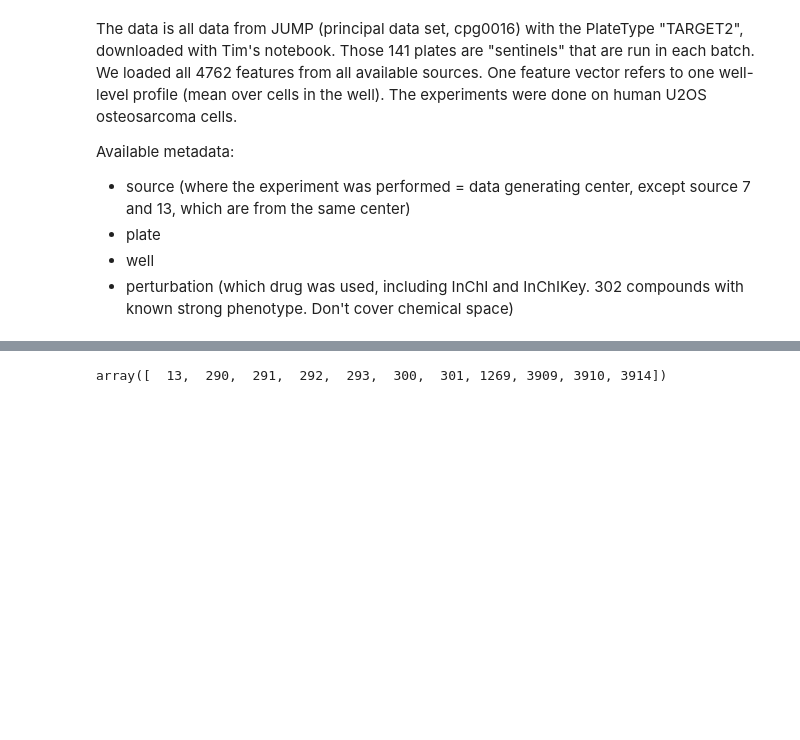
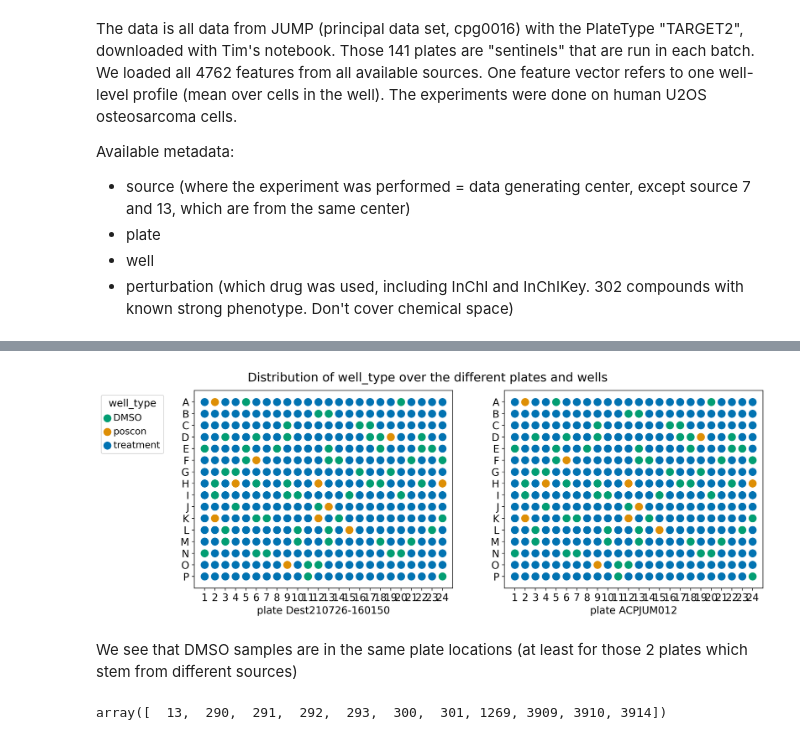
Before and after one commit to mBiocoder/batch_correction_cellpainting, a Jupyter notebook: notebooks/data_exploration/jump_exploration.ipynb, the cells around one changed output, grey strips where cells are left out. Cells and saved outputs as stored; diff of their text form; code cells hidden in the pictures; blank space fills up the shorter version.

Commit message:
add plot well type positions

```diff
--- a/notebooks/data_exploration/jump_exploration.ipynb
+++ b/notebooks/data_exploration/jump_exploration.ipynb
@@ -36,6 +44,16 @@ AnnData object with n_obs × n_vars = 64464 × 4762
 | 2 | JCP2022_000794 | AECDBHGVIIRMOI-UHFFFAOYSA-N | InChI=1S/C27H29N5O/c28-26-25-24(2... | source_10 | Dest210803-153958 | G21 |
 | 3 | JCP2022_000794 | AECDBHGVIIRMOI-UHFFFAOYSA-N | InChI=1S/C27H29N5O/c28-26-25-24(2... | source_10 | Dest210809-134534 | G21 |
 | 4 | JCP2022_000794 | AECDBHGVIIRMOI-UHFFFAOYSA-N | InChI=1S/C27H29N5O/c28-26-25-24(2... | source_10 | Dest210810-173723 | G21 |
+# %%
+adata.obs["well_type"] = "treatment"
+adata.obs.loc[adata.obs.Metadata_JCP2022=="JCP2022_033924", "well_type"] = "DMSO"
+adata.obs.loc[(adata.obs.Metadata_JCP2022=="JCP2022_085227") | (adata.obs.Metadata_JCP2022=="JCP2022_037716") | (adata.obs.Metadata_JCP2022=="JCP2022_025848") | (adata.obs.Metadata_JCP2022=="JCP2022_046054") | (adata.obs.Metadata_JCP2022=="JCP2022_035095") | (adata.obs.Metadata_JCP2022=="JCP2022_064022") | (adata.obs.Metadata_JCP2022=="JCP2022_050797") | (adata.obs.Metadata_JCP2022=="JCP2022_012818"), "well_type"] = "poscon"
+# %%
+f = plot_well_type_positions(adata.obs[(adata.obs.Metadata_Plate=="ACPJUM012") | (adata.obs.Metadata_Plate=="Dest210726-160150")], "Metadata_Well", "well_type", "Metadata_Plate", 16, 24)
+# %% [output]
+[figure, added]
+# %% [markdown]
+We see that DMSO samples are in the same plate locations (at least for those 2 plates which stem from different sources)
 # %%
 n = np.argwhere(np.isnan(adata.X))
 # %%
```
Also changed, not shown: parts of 1 cell of this notebook.
